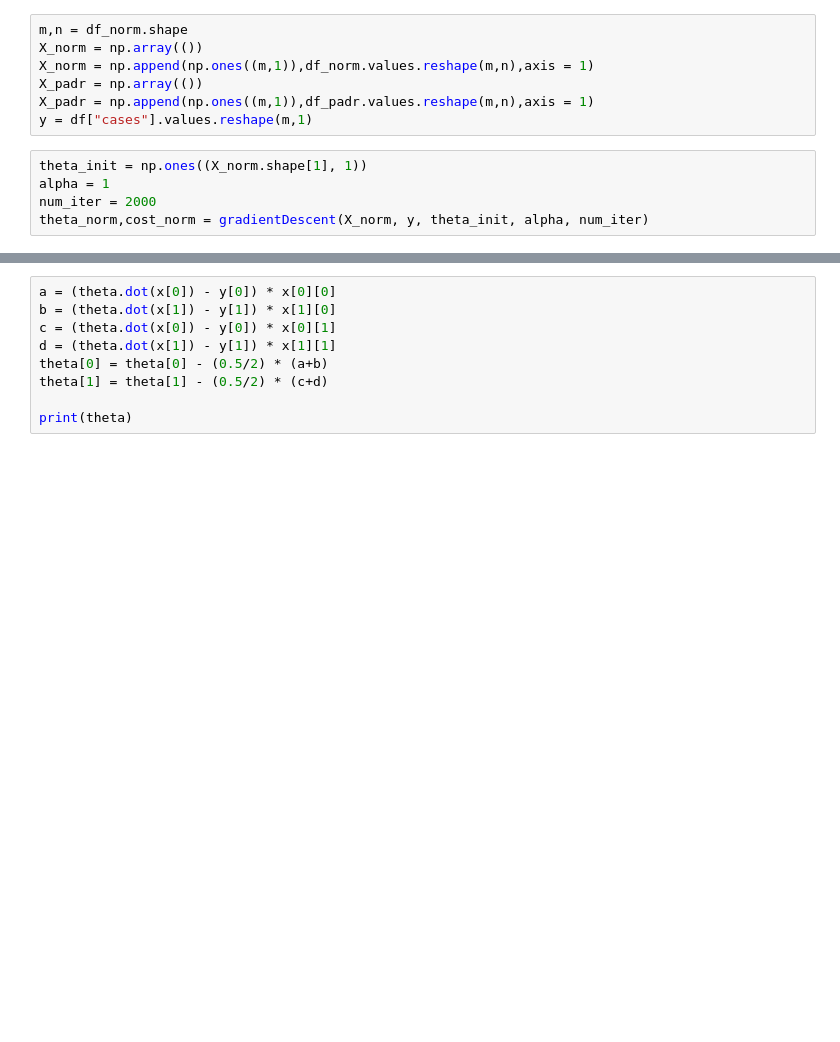
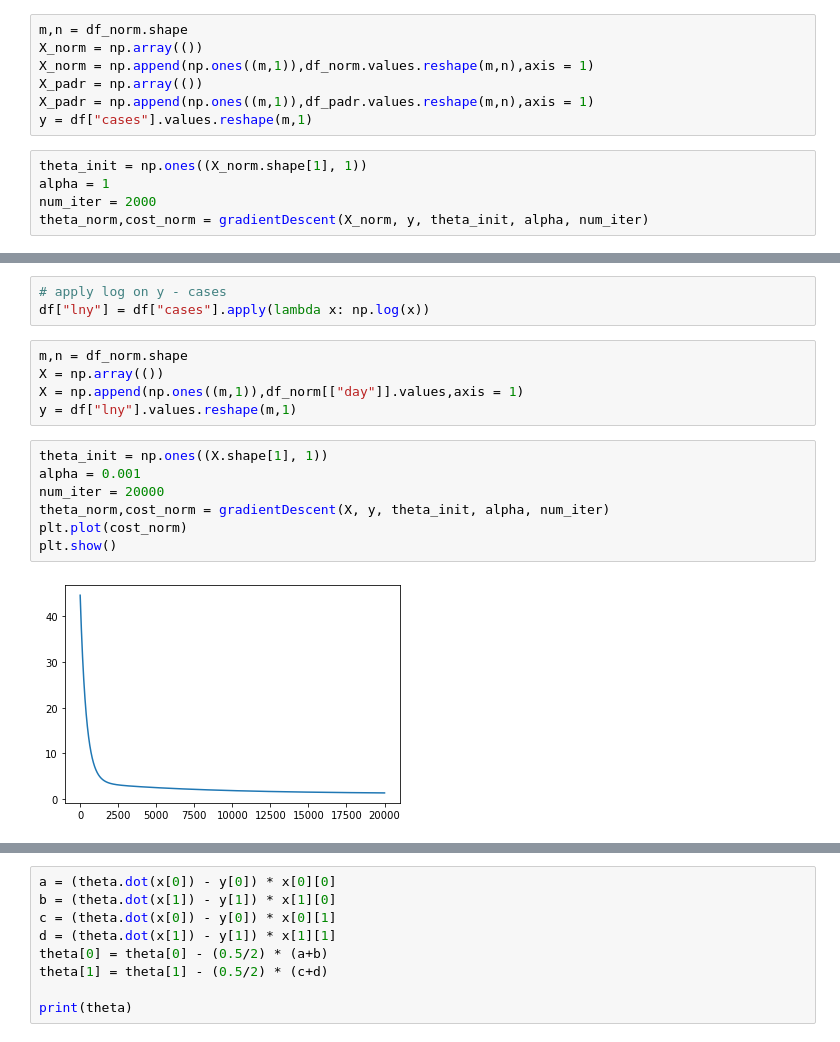
Before and after one commit to PedroOno/ms960, a Jupyter notebook: Projeto 1.ipynb, the cells around one changed output, grey strips where cells are left out. Saved outputs shown, nothing was run; the diff lists cells and outputs as text; blank space fills up the shorter version.

```diff
--- a/Projeto 1.ipynb
+++ b/Projeto 1.ipynb
@@ -118,0 +116,17 @@ plt.show()
+# %%
+# apply log on y - cases
+df["lny"] = df["cases"].apply(lambda x: np.log(x))
+# %%
+m,n = df_norm.shape
+X = np.array(())
+X = np.append(np.ones((m,1)),df_norm[["day"]].values,axis = 1)
+y = df["lny"].values.reshape(m,1)
+# %%
+theta_init = np.ones((X.shape[1], 1))
+alpha = 0.001
+num_iter = 20000
+theta_norm,cost_norm = gradientDescent(X, y, theta_init, alpha, num_iter)
+plt.plot(cost_norm)
+plt.show()
+# %% [output]
+[figure, added]
```
Also changed, not shown: parts of 42 cells of this notebook, 3 other files.
